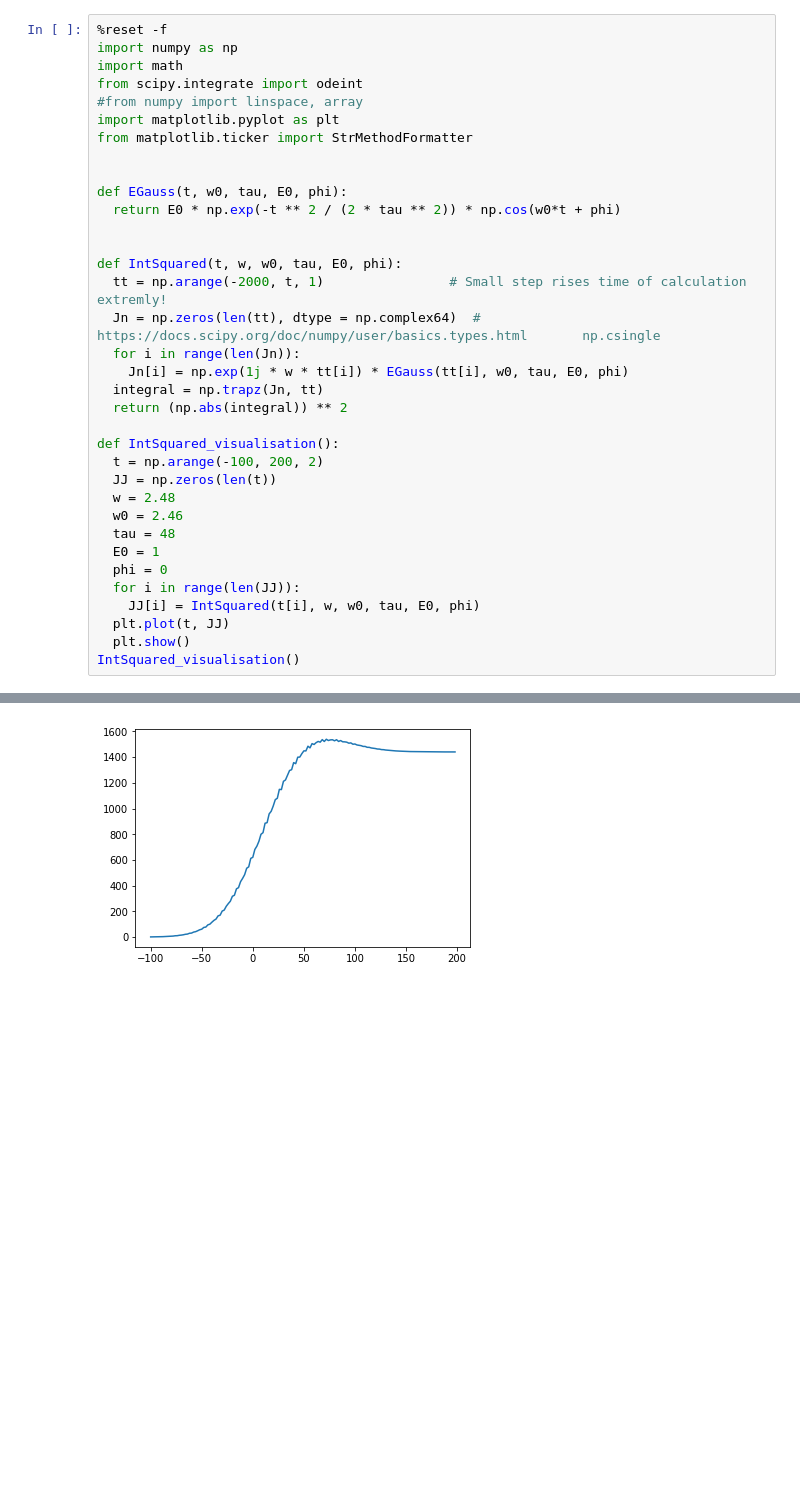
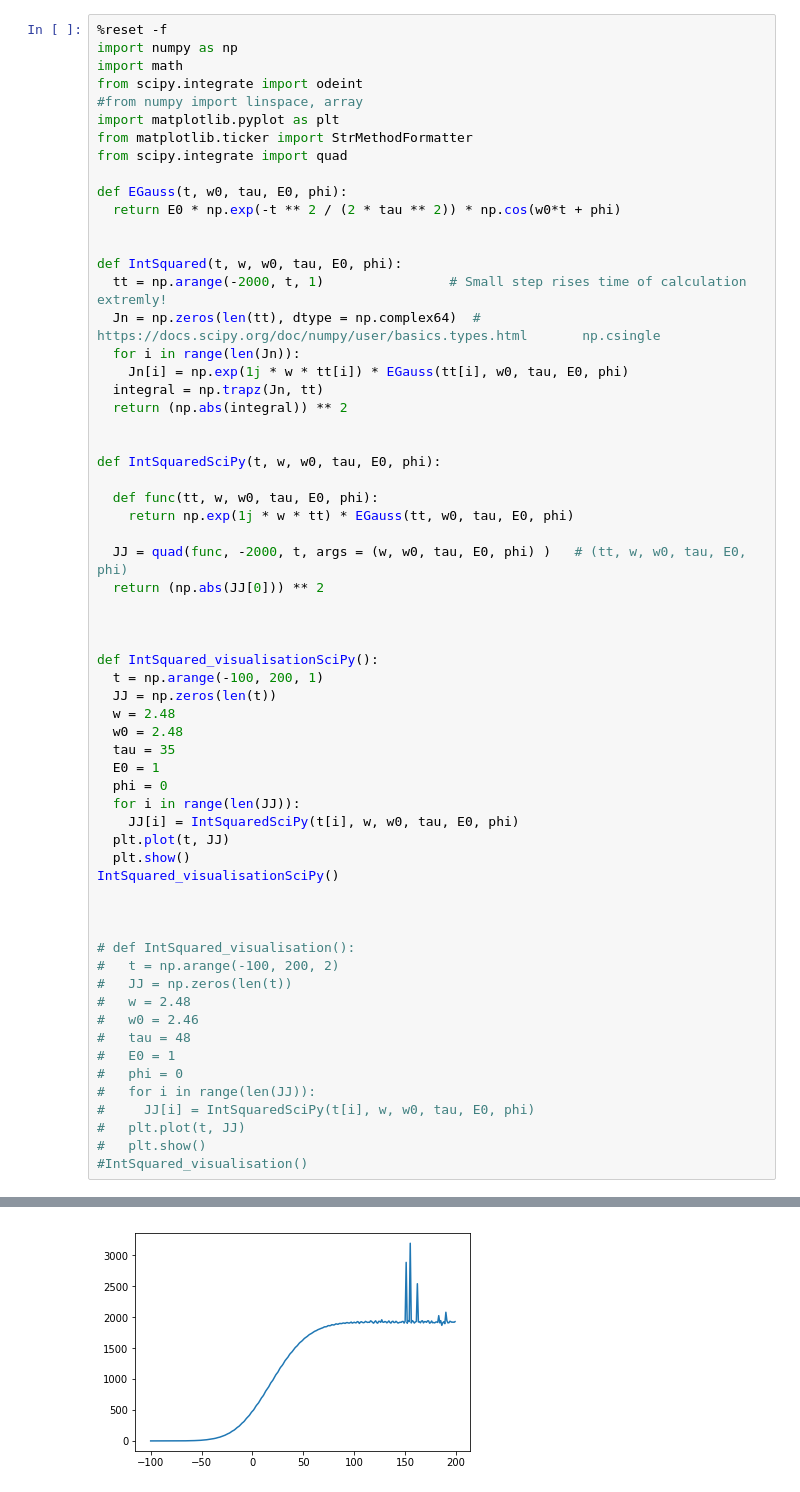
Before and after one commit to sakhnos/Wabs-Wsc, a Jupyter notebook: Wabs(t).ipynb, the cells around one changed output, grey strips where cells are left out. Cells and saved outputs as stored; diff of their text form; blank space fills up the shorter version.

Commit message:
Integration with SciPy quad

```diff
--- a/Wabs(t).ipynb
+++ b/Wabs(t).ipynb
@@ -8,7 +8,7 @@ from scipy.integrate import odeint
 #from numpy import linspace, array
 import matplotlib.pyplot as plt
 from matplotlib.ticker import StrMethodFormatter
-
+from scipy.integrate import quad
 
 def EGauss(t, w0, tau, E0, phi):
   return E0 * np.exp(-t ** 2 / (2 * tau ** 2)) * np.cos(w0*t + phi)
@@ -22,17 +22,44 @@ def IntSquared(t, w, w0, tau, E0, phi):
   integral = np.trapz(Jn, tt)
   return (np.abs(integral)) ** 2
 
-def IntSquared_visualisation():
-  t = np.arange(-100, 200, 2)
+
+def IntSquaredSciPy(t, w, w0, tau, E0, phi):
+
+  def func(tt, w, w0, tau, E0, phi):
+    return np.exp(1j * w * tt) * EGauss(tt, w0, tau, E0, phi)
+
+  JJ = quad(func, -2000, t, args = (w, w0, tau, E0, phi) )   # (tt, w, w0, tau, E0, phi)
+  return (np.abs(JJ[0])) ** 2
+
+
+
+def IntSquared_visualisationSciPy():
+  t = np.arange(-100, 200, 1)
   JJ = np.zeros(len(t))
   w = 2.48
-  w0 = 2.46
-  tau = 48
+  w0 = 2.48
+  tau = 35
   E0 = 1
   phi = 0
   for i in range(len(JJ)):
-    JJ[i] = IntSquared(t[i], w, w0, tau, E0, phi)
+    JJ[i] = IntSquaredSciPy(t[i], w, w0, tau, E0, phi)
   plt.plot(t, JJ)
   plt.show()
-IntSquared_visualisation()
+IntSquared_visualisationSciPy()
+
+
+
+# def IntSquared_visualisation():
+#   t = np.arange(-100, 200, 2)
+#   JJ = np.zeros(len(t))
+#   w = 2.48
+#   w0 = 2.46
+#   tau = 48
+#   E0 = 1
+#   phi = 0
+#   for i in range(len(JJ)):
+#     JJ[i] = IntSquaredSciPy(t[i], w, w0, tau, E0, phi)
+#   plt.plot(t, JJ)
+#   plt.show()
+#IntSquared_visualisation()
 # %% [output]
@@ -39,2 +70,2 @@ IntSquared_visualisation()
-[figure, old version]
+[figure, new version]
 # %%
```
Also changed, not shown: parts of 2 cells of this notebook.
